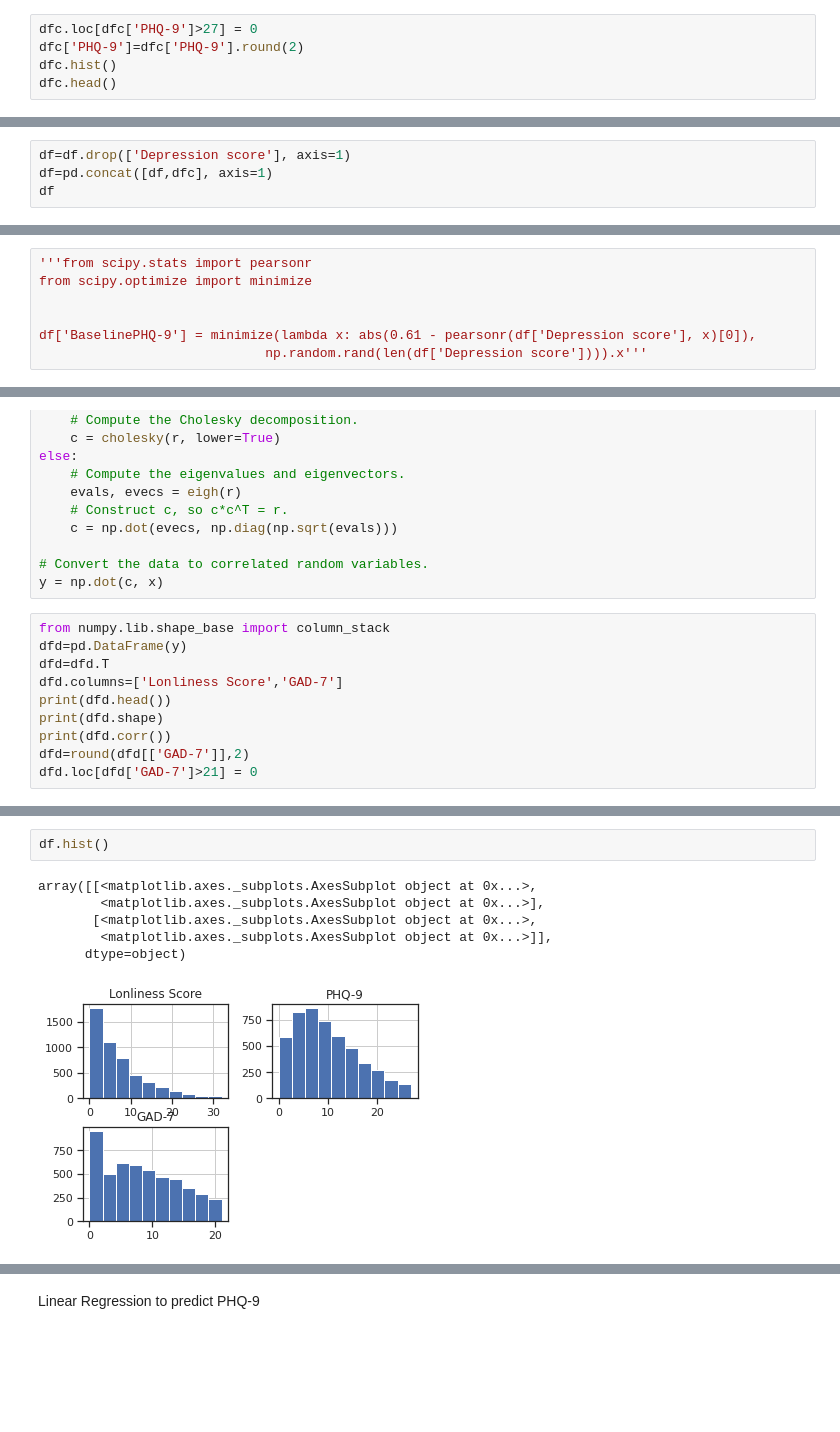
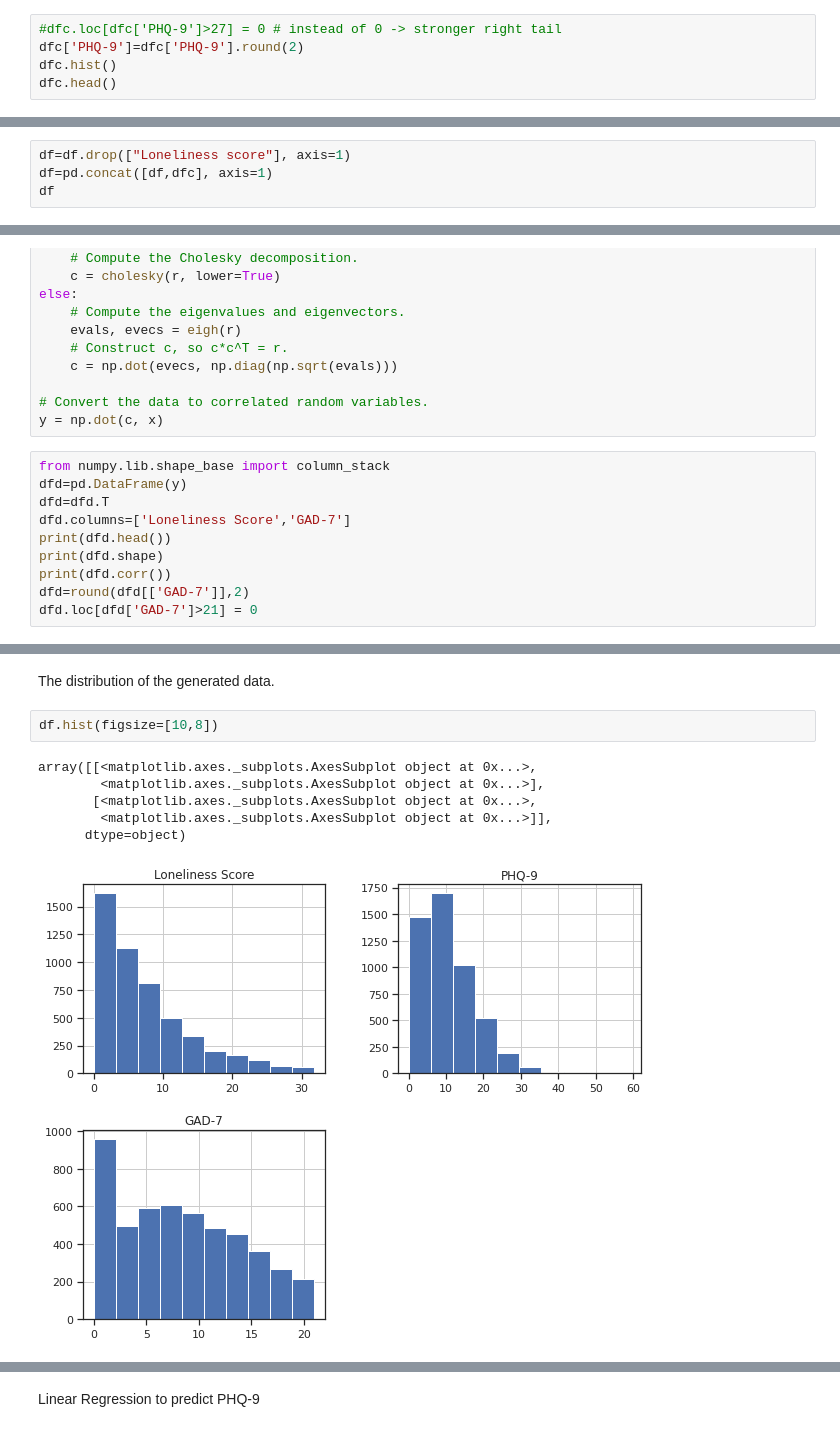
Before and after one commit to Morningspread/MITACS1, a Jupyter notebook: Sample_BCData.ipynb, the cells around one changed output, grey strips where cells are left out. Saved outputs shown, nothing was run; the diff lists cells and outputs as text; blank space fills up the shorter version.

Commit message:
Loneliness Score, GAD-7, and PHQ-9

```diff
--- a/Sample_BCData.ipynb
+++ b/Sample_BCData.ipynb
@@ -192,5 +198,5 @@ dfc.corr()
 # %%
-dfc.loc[dfc['PHQ-9']>27] = 0
+#dfc.loc[dfc['PHQ-9']>27] = 0 # instead of 0 -> stronger right tail
 dfc['PHQ-9']=dfc['PHQ-9'].round(2)
 dfc.hist()
 dfc.head()
@@ -212,5 +219,5 @@ Text(0, 0.5, 'PHQ-9')
 # %%
-df=df.drop(['Depression score'], axis=1)
+df=df.drop(["Loneliness score"], axis=1)
 df=pd.concat([df,dfc], axis=1)
 df
 # %% [output]
@@ -238,7 +236,0 @@ for i in AgeList:
-# %%
-'''from scipy.stats import pearsonr
-from scipy.optimize import minimize
-
-
-df['BaselinePHQ-9'] = minimize(lambda x: abs(0.61 - pearsonr(df['Depression score'], x)[0]),
-                             np.random.rand(len(df['Depression score']))).x'''
@@ -301,7 +293,7 @@ y = np.dot(c, x)
 from numpy.lib.shape_base import column_stack
 dfd=pd.DataFrame(y)
 dfd=dfd.T
-dfd.columns=['Lonliness Score','GAD-7']
+dfd.columns=['Loneliness Score','GAD-7']
 print(dfd.head())
 print(dfd.shape)
 print(dfd.corr())
@@ -337,10 +329,12 @@ df
 5000 rows × 5 columns
+# %% [markdown]
+The distribution of the generated data.
 # %%
-df.hist()
+df.hist(figsize=[10,8])
 # %% [output]
 array([[<matplotlib.axes._subplots.AxesSubplot object at 0x...>,
         <matplotlib.axes._subplots.AxesSubplot object at 0x...>],
        [<matplotlib.axes._subplots.AxesSubplot object at 0x...>,
         <matplotlib.axes._subplots.AxesSubplot object at 0x...>]],
       dtype=object)
-[figure, old version]
+[figure, new version]
```
Also changed, not shown: parts of 27 cells of this notebook.
